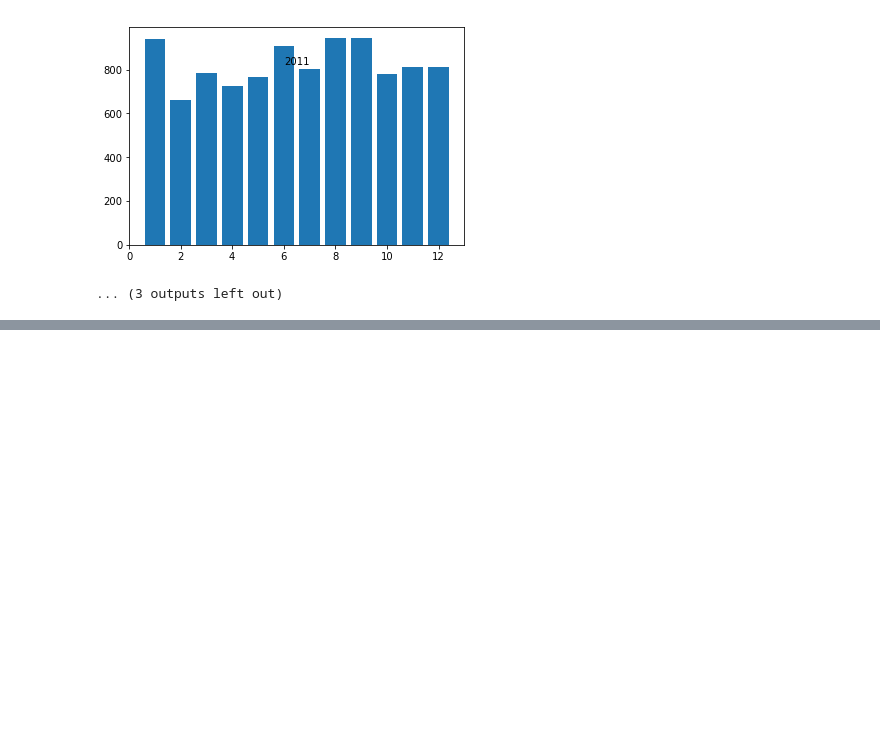
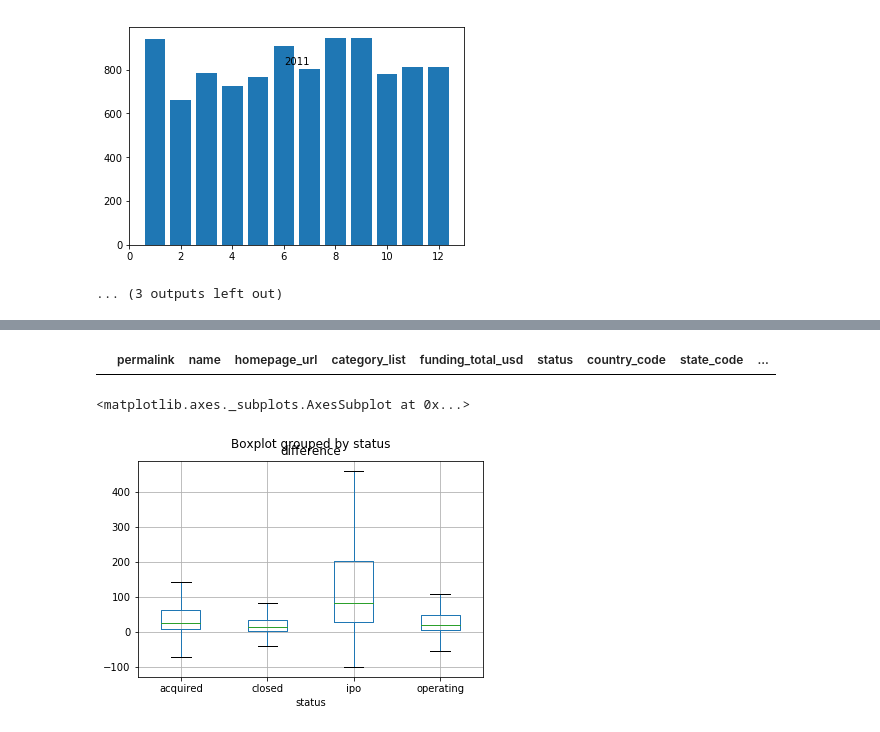
Before and after one commit to saichowdaryg/ECE143project, a Jupyter notebook: Final.ipynb, the cells around one changed output, grey strips where cells are left out. Drawn from its saved outputs; the diff is of its cells as text; code cells hidden in the pictures; blank space fills up the shorter version.

```diff
--- a/Final.ipynb
+++ b/Final.ipynb
@@ -521,0 +588,9 @@ plot_choropleth(state_data('company_state_code',investments),'2014 US New Startu
+# %%
+df[(df['founding_year']==year)&(df['status']=='closed')]
+# %% [output]
+|  | permalink | name | homepage_url | category_list | funding_total_usd | status | country_code | state_code | ... |
+# %%
+df.boxplot(column='difference',by='status',showfliers=False)
+# %% [output]
+<matplotlib.axes._subplots.AxesSubplot at 0x...>
+[figure, added]
```
Also changed, not shown: parts of 15 cells of this notebook.
